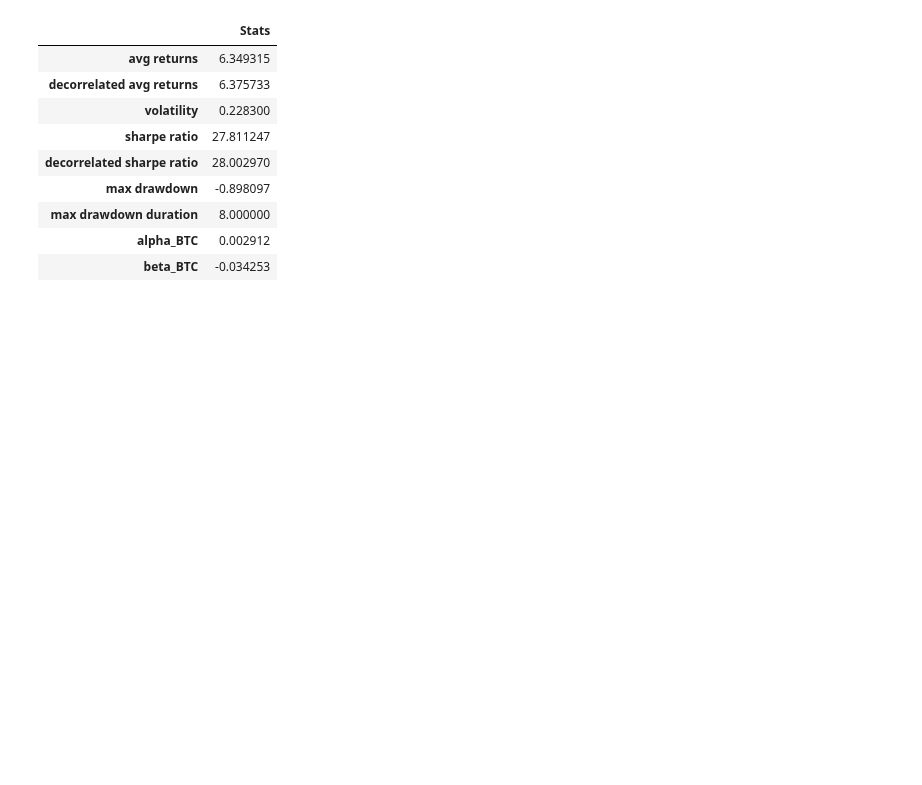
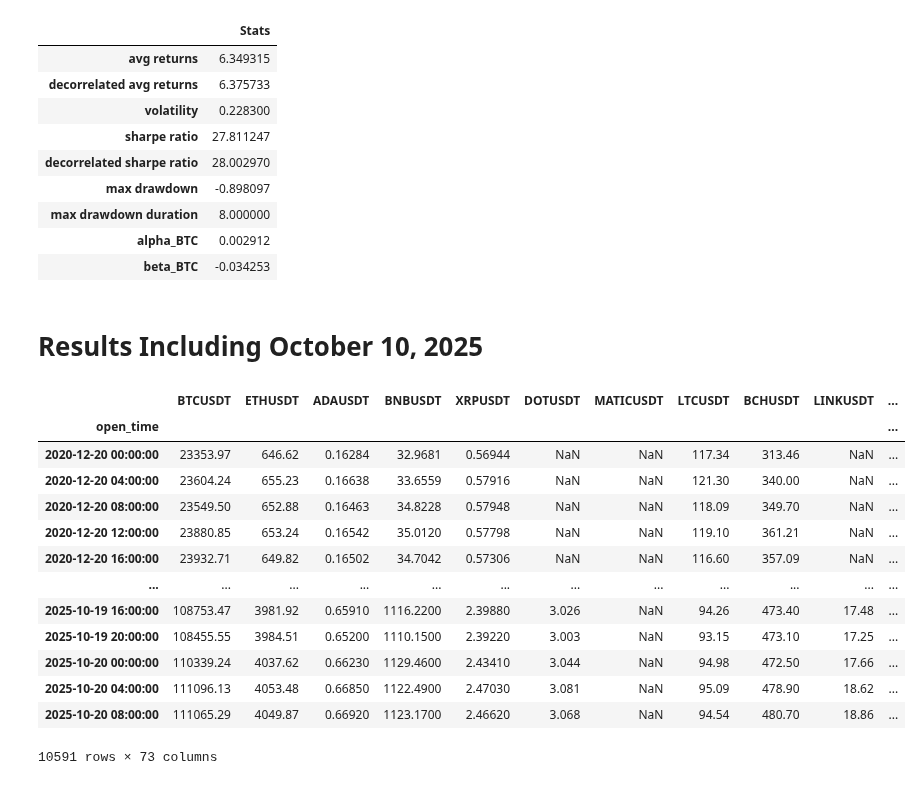
Before and after one commit to wbchristerson/crypto-strategies, a Jupyter notebook: moving_average_price_reversion.ipynb, the cells around one changed output. Drawn from its saved outputs; the diff is of its cells as text; code cells hidden in the pictures; blank space fills up the shorter version.

```diff
--- a/moving_average_price_reversion.ipynb
+++ b/moving_average_price_reversion.ipynb
@@ -820,3 +815,5 @@ pd.Series(get_strategy_stats(net_returns, 4, test_px), name = "Stats").to_frame(
 | max drawdown duration | 8.000000 |
 | alpha_BTC | 0.002912 |
 | beta_BTC | -0.034253 |
+# %% [markdown]
+# Results Including October 10, 2025
@@ -822,0 +845,17 @@ pd.Series(get_strategy_stats(net_returns, 4, test_px), name = "Stats").to_frame(
+# %%
+px
+# %% [output]
+|  | BTCUSDT | ETHUSDT | ADAUSDT | BNBUSDT | XRPUSDT | DOTUSDT | MATICUSDT | LTCUSDT | BCHUSDT | LINKUSDT | ... |
+| open_time |  |  |  |  |  |  |  |  |  |  | ... |
+| 2020-12-20 00:00:00 | 23353.97 | 646.62 | 0.16284 | 32.9681 | 0.56944 | NaN | NaN | 117.34 | 313.46 | NaN | ... |
+| 2020-12-20 04:00:00 | 23604.24 | 655.23 | 0.16638 | 33.6559 | 0.57916 | NaN | NaN | 121.30 | 340.00 | NaN | ... |
+| 2020-12-20 08:00:00 | 23549.50 | 652.88 | 0.16463 | 34.8228 | 0.57948 | NaN | NaN | 118.09 | 349.70 | NaN | ... |
+| 2020-12-20 12:00:00 | 23880.85 | 653.24 | 0.16542 | 35.0120 | 0.57798 | NaN | NaN | 119.10 | 361.21 | NaN | ... |
+| 2020-12-20 16:00:00 | 23932.71 | 649.82 | 0.16502 | 34.7042 | 0.57306 | NaN | NaN | 116.60 | 357.09 | NaN | ... |
+| ... | ... | ... | ... | ... | ... | ... | ... | ... | ... | ... | ... |
+| 2025-10-19 16:00:00 | 108753.47 | 3981.92 | 0.65910 | 1116.2200 | 2.39880 | 3.026 | NaN | 94.26 | 473.40 | 17.48 | ... |
+| 2025-10-19 20:00:00 | 108455.55 | 3984.51 | 0.65200 | 1110.1500 | 2.39220 | 3.003 | NaN | 93.15 | 473.10 | 17.25 | ... |
+| 2025-10-20 00:00:00 | 110339.24 | 4037.62 | 0.66230 | 1129.4600 | 2.43410 | 3.044 | NaN | 94.98 | 472.50 | 17.66 | ... |
+| 2025-10-20 04:00:00 | 111096.13 | 4053.48 | 0.66850 | 1122.4900 | 2.47030 | 3.081 | NaN | 95.09 | 478.90 | 18.62 | ... |
+| 2025-10-20 08:00:00 | 111065.29 | 4049.87 | 0.66920 | 1123.1700 | 2.46620 | 3.068 | NaN | 94.54 | 480.70 | 18.86 | ... |
+10591 rows × 73 columns
```
Also changed, not shown: parts of 9 cells of this notebook, 1 other file.
